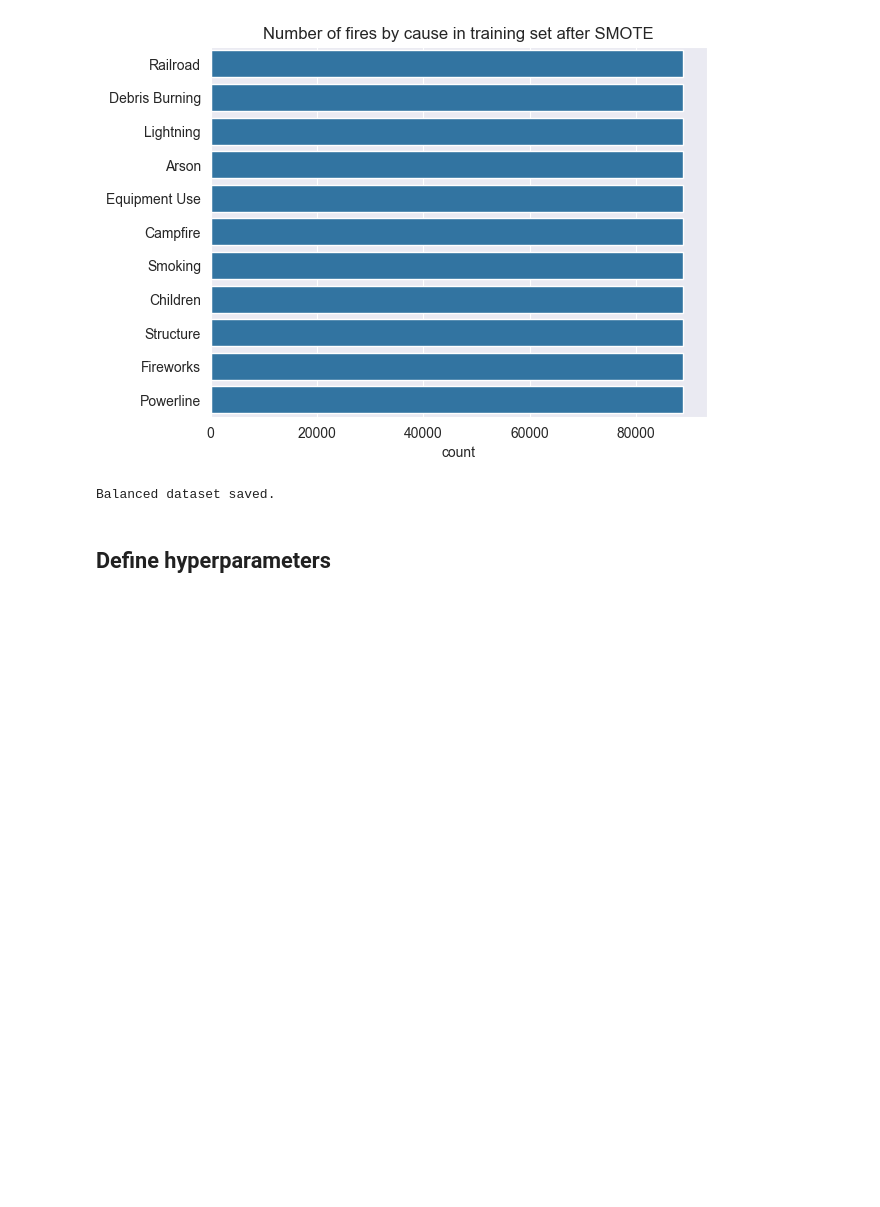
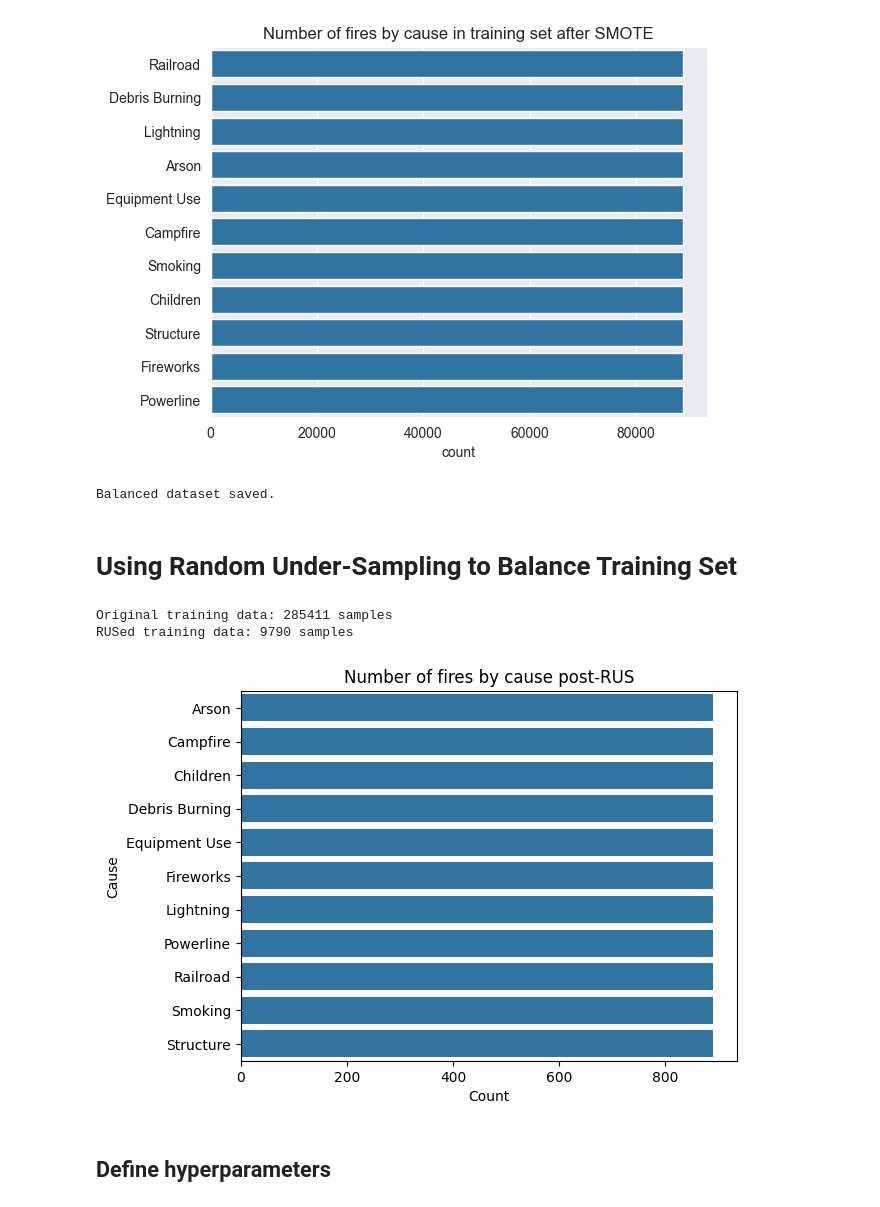
Before and after one commit to yoniabitbol/Wildfire-Cause-Predictor, a Jupyter notebook: DecisionTree.ipynb, the cells around one changed output. Drawn from its saved outputs; the diff is of its cells as text; code cells hidden in the pictures; blank space fills up the shorter version.

```diff
--- a/DecisionTree.ipynb
+++ b/DecisionTree.ipynb
@@ -151,5 +154,23 @@ print("Balanced dataset saved.")
 Class distribution after SMOTE: Counter({'Railroad': 88808, 'Debris Burning': 88808, 'Lightning': 88808, 'Arson': 88808, 'Equipment Use': 88808, 'Campfire': 88808, 'Smoking': 88808, 'Children': 88808, ...
 [figure]
 Balanced dataset saved.
+# %% [markdown]
+# Using Random Under-Sampling to Balance Training Set
+# %%
+rus = RandomUnderSampler(random_state=42)
+X_train_rus, y_train_rus = rus.fit_resample(X_train, y_train)
+
+print(f'Original training data: {X_train.shape[0]} samples')
+print(f'RUSed training data: {X_train_rus.shape[0]} samples')
+
+sns.countplot(y_train_rus)
+plt.title('Number of fires by cause post-RUS')
+plt.xlabel('Count')
+plt.ylabel('Cause')
+plt.show()
+# %% [output]
+Original training data: 285411 samples
+RUSed training data: 9790 samples
+[figure, added]
 # %% [markdown]
 ## Define hyperparameters
```
Also changed, not shown: parts of 10 cells of this notebook.
